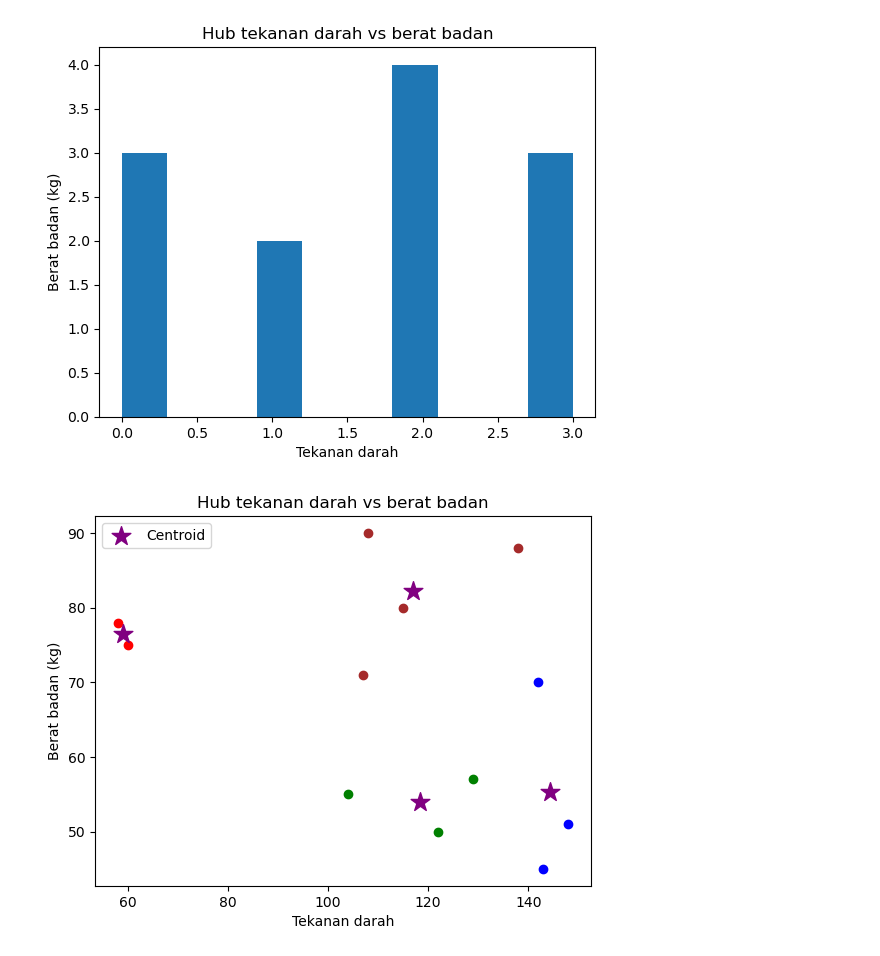
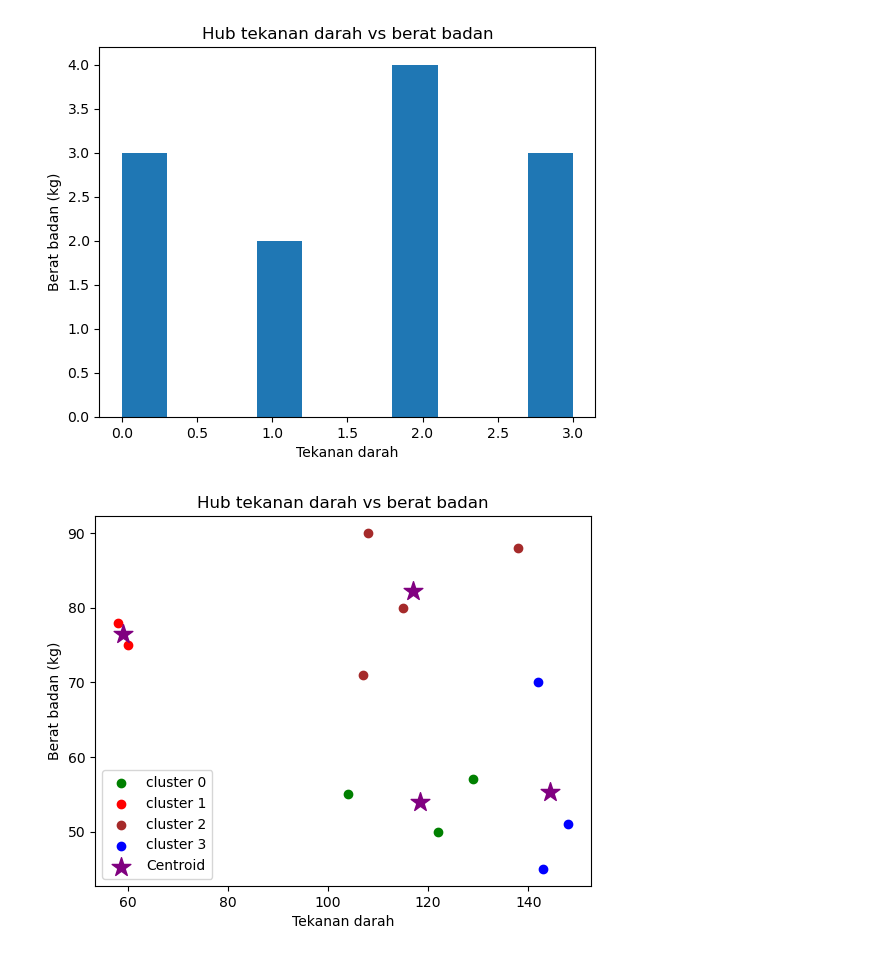
Before and after one commit to kazuhaaa7/Smester1-rossee, a Jupyter notebook: pkb/task3.ipynb, the cells around one changed output. Cells and saved outputs as stored; diff of their text form; code cells hidden in the pictures.

```diff
--- a/pkb/task3.ipynb
+++ b/pkb/task3.ipynb
@@ -107,23 +71,23 @@ See the caveats in the documentation: https://pandas.pydata.org/pandas-docs/stab
 # %%
-# pembenaran dari langkah ke 3
-import pandas as pd
-import matplotlib.pyplot as plt
-from sklearn.cluster import KMeans
+# # pembenaran dari langkah ke 3
+# import pandas as pd
+# import matplotlib.pyplot as plt
+# from sklearn.cluster import KMeans
 
-# Baca data
-path = r"C:\Users\ADVAN\pkb\data_tekanan_darah_fix.csv"
-df = pd.read_csv(path)
-df.columns = df.columns.str.strip()  # hapus spasi header
+# # Baca data
+# path = r"C:\Users\ADVAN\pkb\data_tekanan_darah_fix.csv"
+# df = pd.read_csv(path)
+# df.columns = df.columns.str.strip()  # hapus spasi header
 
-# Pastikan kolom angka & tanpa missing value
-df = df.dropna(subset=['TEKANAN_DARAH', 'BERAT_BADAN'])
+# # Pastikan kolom angka & tanpa missing value
+# df = df.dropna(subset=['TEKANAN_DARAH', 'BERAT_BADAN'])
 
-# Clustering
-km = KMeans(n_clusters=4, random_state=42)
-y_predicted = km.fit_predict(df[['TEKANAN_DARAH', 'BERAT_BADAN']])
-df['cluster'] = y_predicted
+# # Clustering
+# km = KMeans(n_clusters=4, random_state=42)
+# y_predicted = km.fit_predict(df[['TEKANAN_DARAH', 'BERAT_BADAN']])
+# df['cluster'] = y_predicted
 
-# Tampilkan hasil
-print(df.head())
-print("\nCluster Centers:")
-print(km.cluster_centers_)
+# # Tampilkan hasil
+# print(df.head())
+# print("\nCluster Centers:")
+# print(km.cluster_centers_)
@@ -153,20 +104,20 @@ plt.show
 # %%
 # visualisasi hasil clustering dengan scatter plot
 df1 = df[df.cluster==0]
 df2 = df[df.cluster==1]
 df3 = df[df.cluster==2]
 df4 = df[df.cluster==3]
 
 plt.title('Hub tekanan darah vs berat badan')
 plt.xlabel('Tekanan darah')
 plt.ylabel('Berat badan (kg)')
-plt.scatter(df1['TEKANAN_DARAH'],df1['BERAT_BADAN'] ,color = "green")
-plt.scatter(df2['TEKANAN_DARAH'],df2['BERAT_BADAN'] ,color = "red")
-plt.scatter(df3['TEKANAN_DARAH'],df3['BERAT_BADAN'] ,color = "brown")
-plt.scatter(df4['TEKANAN_DARAH'],df4['BERAT_BADAN'] ,color = "blue")
+plt.scatter(df1['TEKANAN_DARAH'],df1['BERAT_BADAN'] ,color = "green",label= 'cluster 0')
+plt.scatter(df2['TEKANAN_DARAH'],df2['BERAT_BADAN'] ,color = "red",label= 'cluster 1')
+plt.scatter(df3['TEKANAN_DARAH'],df3['BERAT_BADAN'] ,color = "brown",label= 'cluster 2')
+plt.scatter(df4['TEKANAN_DARAH'],df4['BERAT_BADAN'] ,color = "blue",label= 'cluster 3')
 plt.scatter(km.cluster_centers_[:,0], km.cluster_centers_[:,1], color='purple', marker= "*", s=200, label= 'Centroid')
 
 plt.legend()
 plt.show()
 # %% [output]
-[figure, old version]
+[figure, new version]
```
Also changed, not shown: parts of 3 cells of this notebook, 1 other file.
